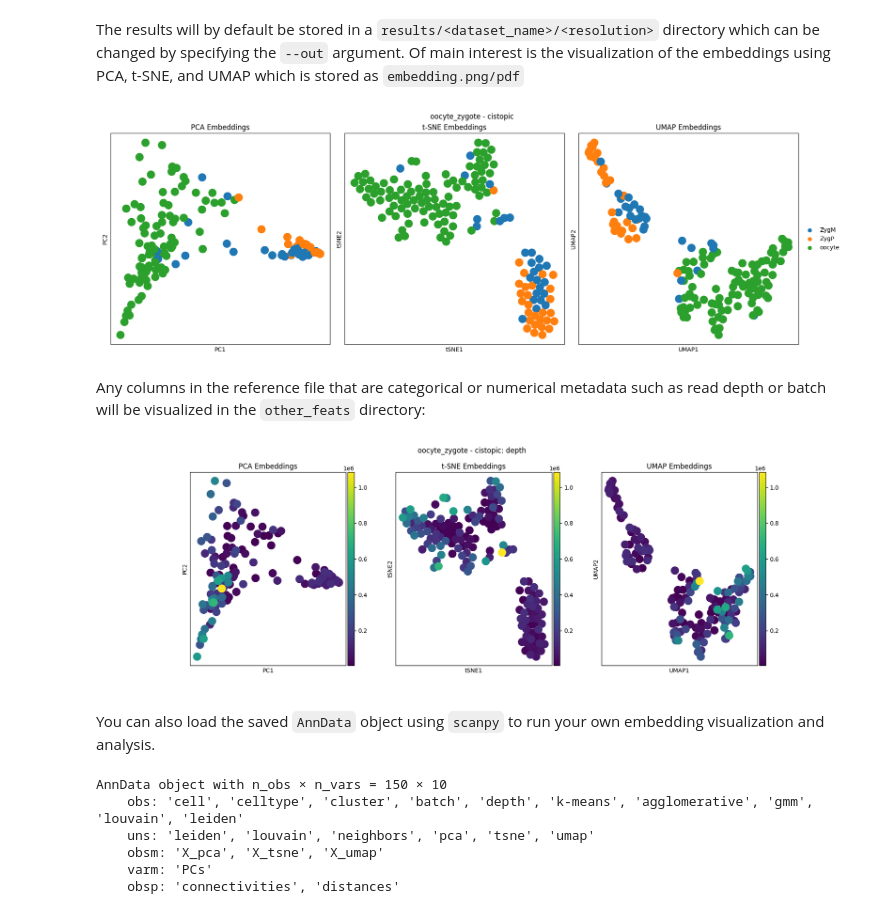
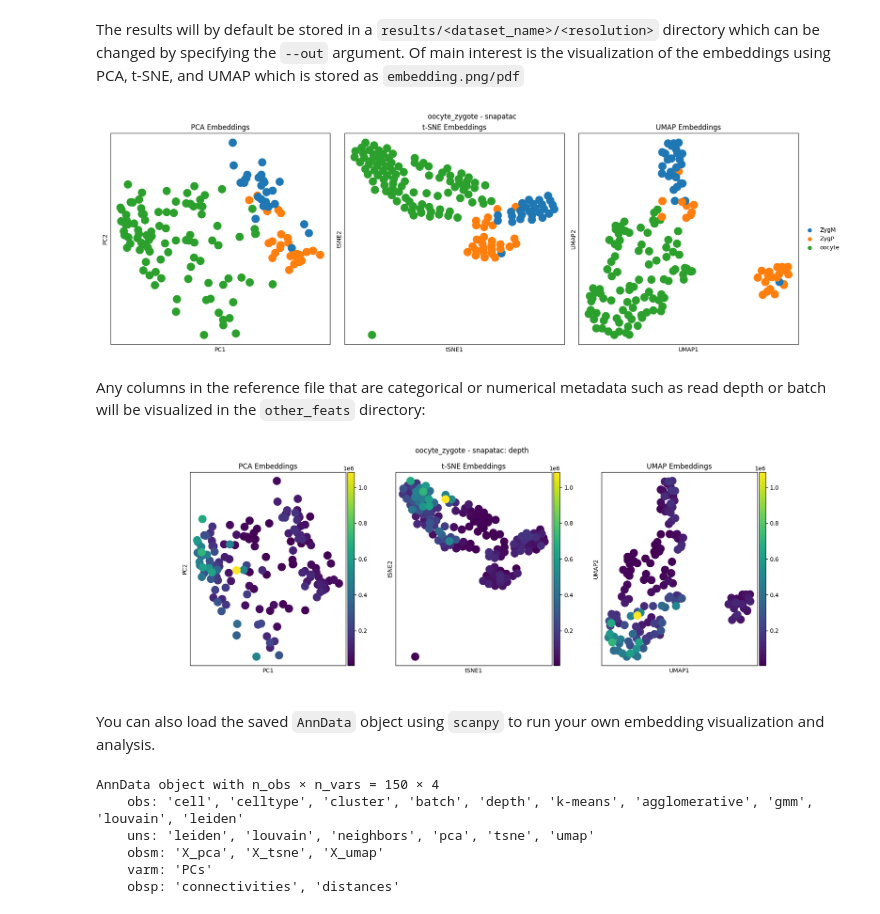
Before and after one commit to JinLabBioinfo/SCORE, a Jupyter notebook: tutorials/intro.ipynb, the cells around one changed output. Saved outputs shown, nothing was run; the diff lists cells and outputs as text; code cells hidden in the pictures.

```diff
--- a/tutorials/intro.ipynb
+++ b/tutorials/intro.ipynb
@@ -105,24 +134,24 @@ The results will by default be stored in a `results/<dataset_name>/<resolution>`
 # %%
 from IPython.display import Image
 # %%
-Image(filename='results/oocyte_zygote/1M/cistopic/celltype_plots/embedding.png')
+Image(filename='results/oocyte_zygote/1M/snapatac/celltype_plots/embedding.png')
 # %% [output]
-[figure, old version]
+[figure, new version]
 # %% [markdown]
 Any columns in the reference file that are categorical or numerical metadata such as read depth or batch will be visualized in the `other_feats` directory:
 # %%
-Image(filename='results/oocyte_zygote/1M/cistopic/other_feats/embedding_depth.png')
+Image(filename='results/oocyte_zygote/1M/snapatac/other_feats/embedding_depth.png')
 # %% [output]
-[figure, old version]
+[figure, new version]
 # %% [markdown]
 You can also load the saved `AnnData` object using `scanpy` to run your own embedding visualization and analysis.
 # %%
 import scanpy as sc
 
-adata = sc.read('results/oocyte_zygote/1M/cistopic/anndata_obj.h5ad')
+adata = sc.read('results/oocyte_zygote/1M/snapatac/anndata_obj.h5ad')
 adata
 # %% [output]
-AnnData object with n_obs × n_vars = 150 × 10
+AnnData object with n_obs × n_vars = 150 × 4
     obs: 'cell', 'celltype', 'cluster', 'batch', 'depth', 'k-means', 'agglomerative', 'gmm', 'louvain', 'leiden'
     uns: 'leiden', 'louvain', 'neighbors', 'pca', 'tsne', 'umap'
     obsm: 'X_pca', 'X_tsne', 'X_umap'
```
Also changed, not shown: parts of 7 cells of this notebook.
